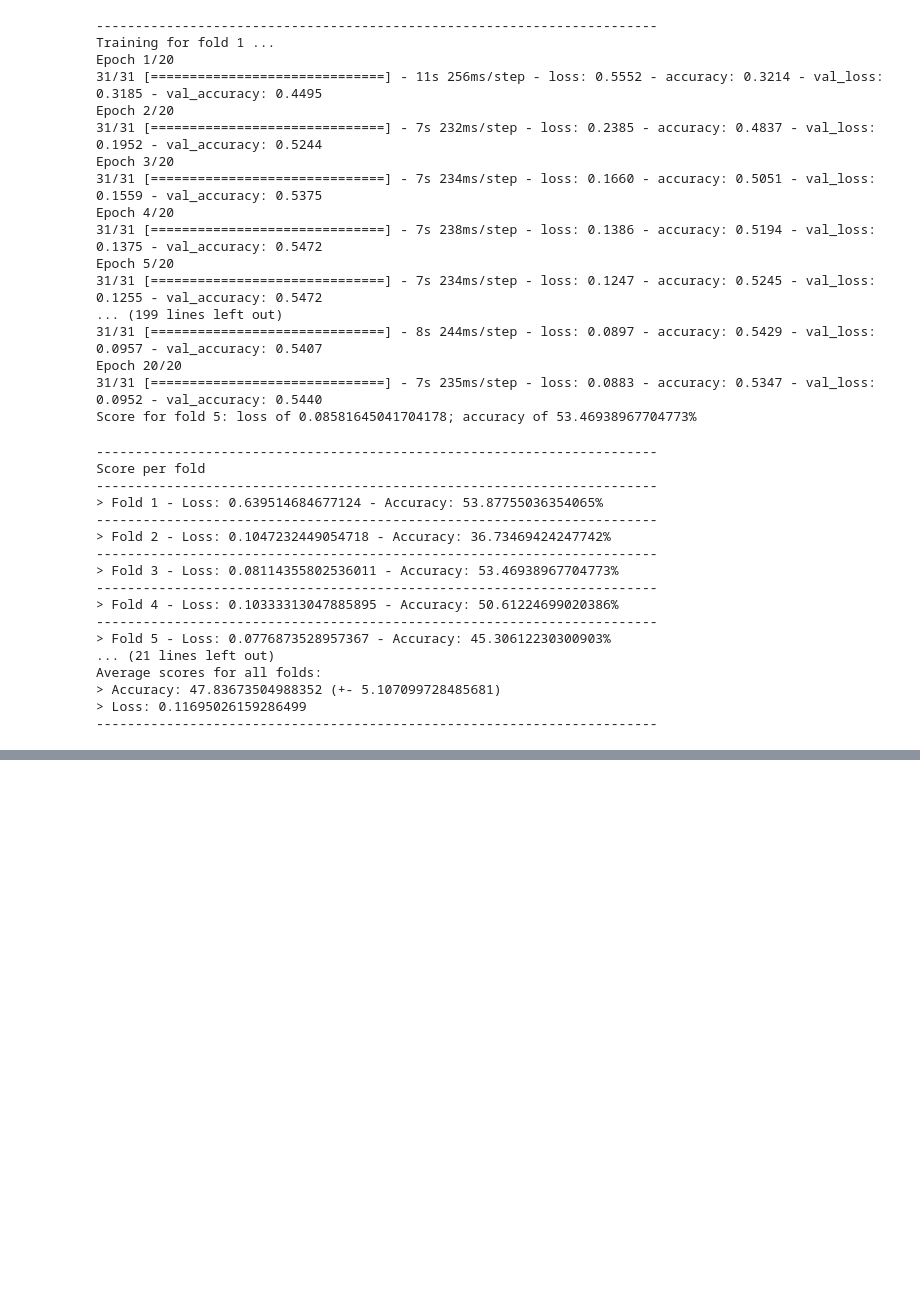
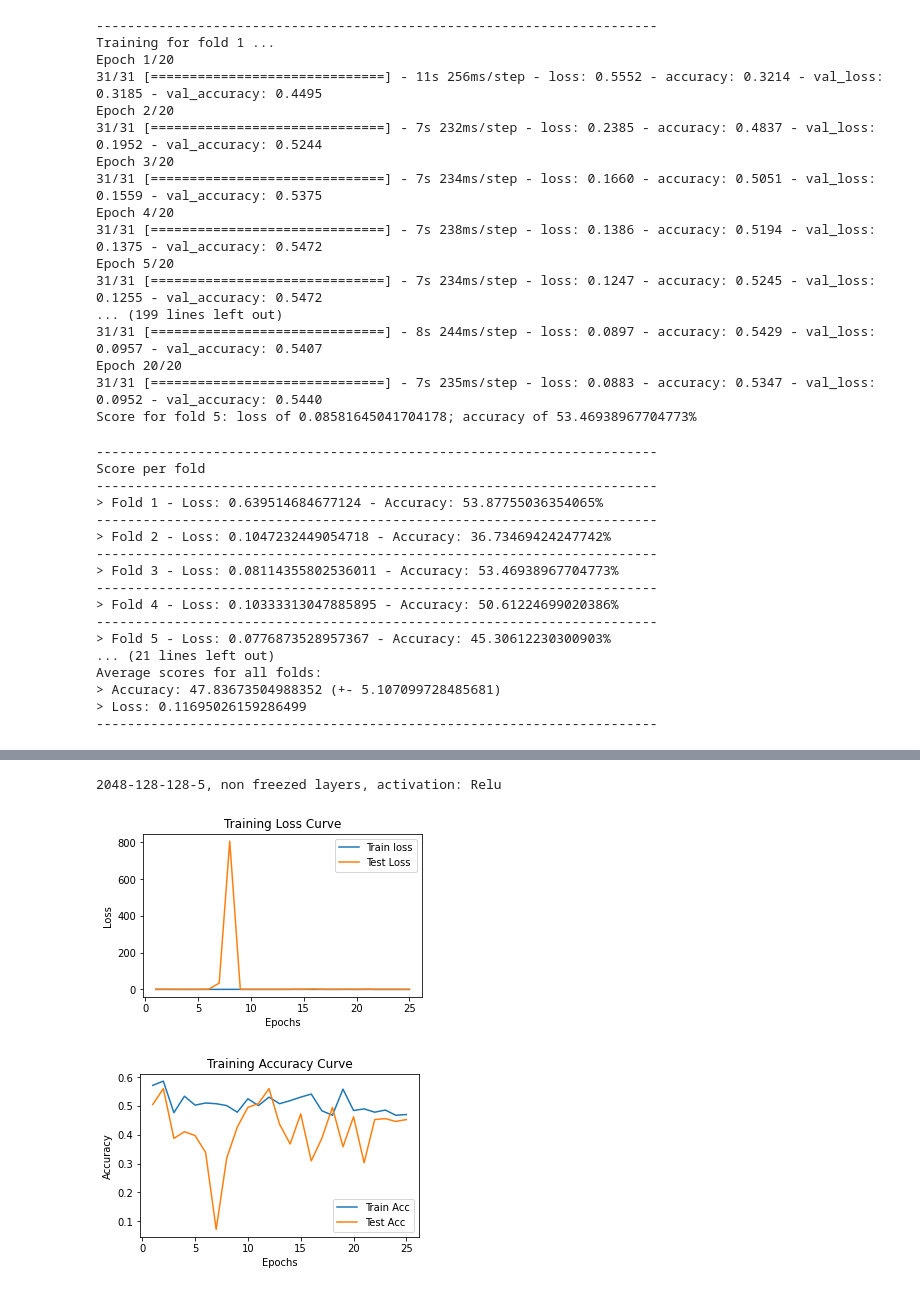
Before and after one commit to mafaldasalomao/Multilabel_classification_POCUS, a Jupyter notebook: multilabel_tf.ipynb, the cells around one changed output, grey strips where cells are left out. Saved outputs shown, nothing was run; the diff lists cells and outputs as text; code cells hidden in the pictures; blank space fills up the shorter version.

```diff
--- a/multilabel_tf.ipynb
+++ b/multilabel_tf.ipynb
@@ -520,0 +518,7 @@ plot_curves(history)
+# %%
+print("2048-128-128-5, non freezed layers, activation: Relu")
+plot_curves(history)
+# %% [output]
+2048-128-128-5, non freezed layers, activation: Relu
+[figure, added]
+[figure, added]
```
Also changed, not shown: parts of 52 cells of this notebook.
